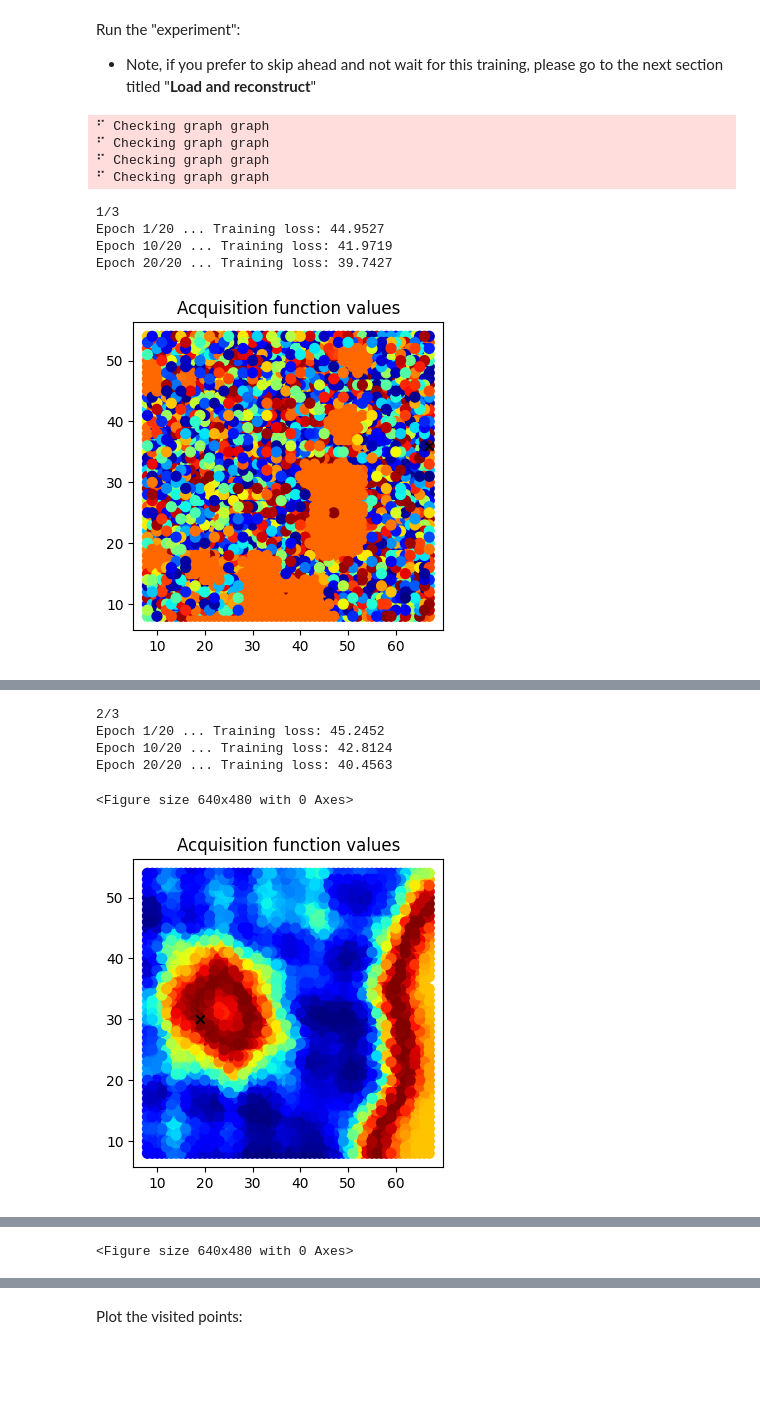
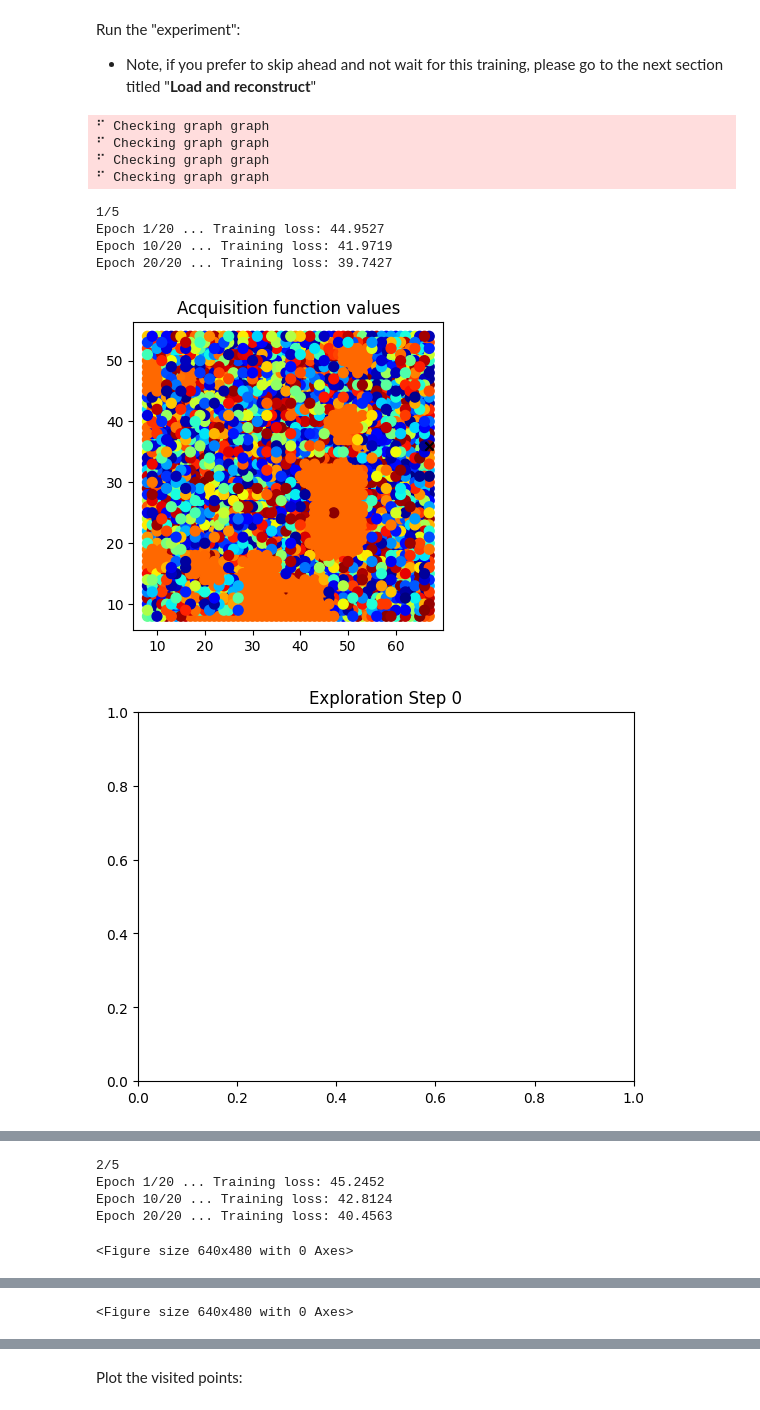
Before and after one commit to atripathy86/AE-DKL, a Jupyter notebook: AEDKL_TechCon.ipynb, the cells around one changed output, grey strips where cells are left out. Drawn from its saved outputs; the diff is of its cells as text; code cells hidden in the pictures; blank space fills up the shorter version.

```diff
--- a/AEDKL_TechCon.ipynb
+++ b/AEDKL_TechCon.ipynb
@@ -1026,7 +1054,7 @@ Run the "experiment":
 # with torch.no_grad():
 #     torch.cuda.empty_cache()
 # %%
-exploration_steps = 3  # 200 is about 7% of the points --> ~10-15 minute execution time! Note, 100 steps only takes ~3 min
+exploration_steps = 5  # 200 is about 7% of the points --> ~10-15 minute execution time! Note, 100 steps only takes ~3 min
 
 xi = 0.01                # balances exploration and exploitation for EI
 
@@ -1087,34 +1115,44 @@ for e in range(exploration_steps):
     y_test = np.delete(y_test, next_point_idx, 1)
     indices_train = np.append(indices_train, next_point[None], 0)
     indices_test = np.delete(indices_test, next_point_idx, 0)
     np.save(f"AEDKL_CMFlogs/active_patch_{e+1}.npy",X_train)
     np.save(f"AEDKL_CMFlogs/active_spectra_{e+1}.npy",y_train)
 
     # Plot current result
-
+    plt.title(f"Exploration Step {e}")
+    plt.figure(figsize=(5, 5))
+    plt.scatter(indices[:, 1], indices[:, 0], s=50, c=scalarize_acq(y.T))
+    plt.scatter(indices_train[:-1, 1], indices_train[:-1, 0], s=64, c='r')
+    plt.show(block=True)
+    plt.savefig(f"AEDKL_CMFlogs/exp{e}_space.png")
 
     # _ = cmf.log_model(f"AEDKL_CMFlogs/AL_dklgpr_exp{e+1}.pt",event="input",model_framework="PyTorch",model_type="GaussianProcessRegressor",model_name=f"Active_DKLGPR{e+1}")
     time_all.append(time.time() - start_time)  # NEW LINE
 
 for e in range(exploration_steps):
     _ = cmf.create_context(pipeline_stage=f"Active Learning Exp {e}")
-    _ = cmf.create_execution(execution_type=f"ActiveLearningTrainingExp{e}",custom_properties={"exploration_steps":exploration_steps})
-    _ = cmf.log_model(f"AEDKL_CMFlogs/AL_dklgpr_exp{e+1}.pt",event="output",model_framework="PyTorch",model_type="GaussianProcessRegressor",model_name=f"Active_DKLGPR{e+1}")
+    _ = cmf.create_execution(execution_type=f"ActiveLearningTrainingExp{e}",\
+                             custom_properties={"exploration_steps":exploration_steps})
+    _ = cmf.log_model(f"AEDKL_CMFlogs/AL_dklgpr_exp{e+1}.pt",event="output",\
+                      model_framework="PyTorch",model_type="GaussianProcessRegressor",
+                      model_name=f"Active_DKLGPR{e+1}")
     _ = cmf.log_dataset(f"AEDKL_CMFlogs/active_patch_{e+1}.npy","output")
     _ = cmf.log_dataset(f"AEDKL_CMFlogs/active_spectra_{e+1}.npy","output")
     _ = cmf.log_dataset(f"AEDKL_CMFlogs/acquisition_function_val_{e+1}exp.png","output")
+    _ = cmf.log_dataset(f"AEDKL_CMFlogs/exp{e}_space.png","output")
     _ = cmf.log_dataset(f"AEDKL_CMFlogs/active_patch_{e}.npy","input")
     _ = cmf.log_dataset(f"AEDKL_CMFlogs/active_spectra_{e}.npy","input")
     if e!=0:
         print(e)
         _ = cmf.log_model(f"AEDKL_CMFlogs/AL_dklgpr_exp{e}.pt",event="input")
 # %% [output]
 ⠋ Checking graph graph
 ⠋ Checking graph graph
 ⠋ Checking graph graph
 ⠋ Checking graph graph
-1/3
+1/5
 Epoch 1/20 ... Training loss: 44.9527
 Epoch 10/20 ... Training loss: 41.9719
 Epoch 20/20 ... Training loss: 39.7427
 [figure]
+[figure, new version]
@@ -1121,6 +1160,5 @@ Epoch 20/20 ... Training loss: 39.7427
-2/3
+2/5
 Epoch 1/20 ... Training loss: 45.2452
 Epoch 10/20 ... Training loss: 42.8124
 Epoch 20/20 ... Training loss: 40.4563
 <Figure size 640x480 with 0 Axes>
-[figure, old version]
```
Also changed, not shown: parts of 34 cells of this notebook, 22 other files.
